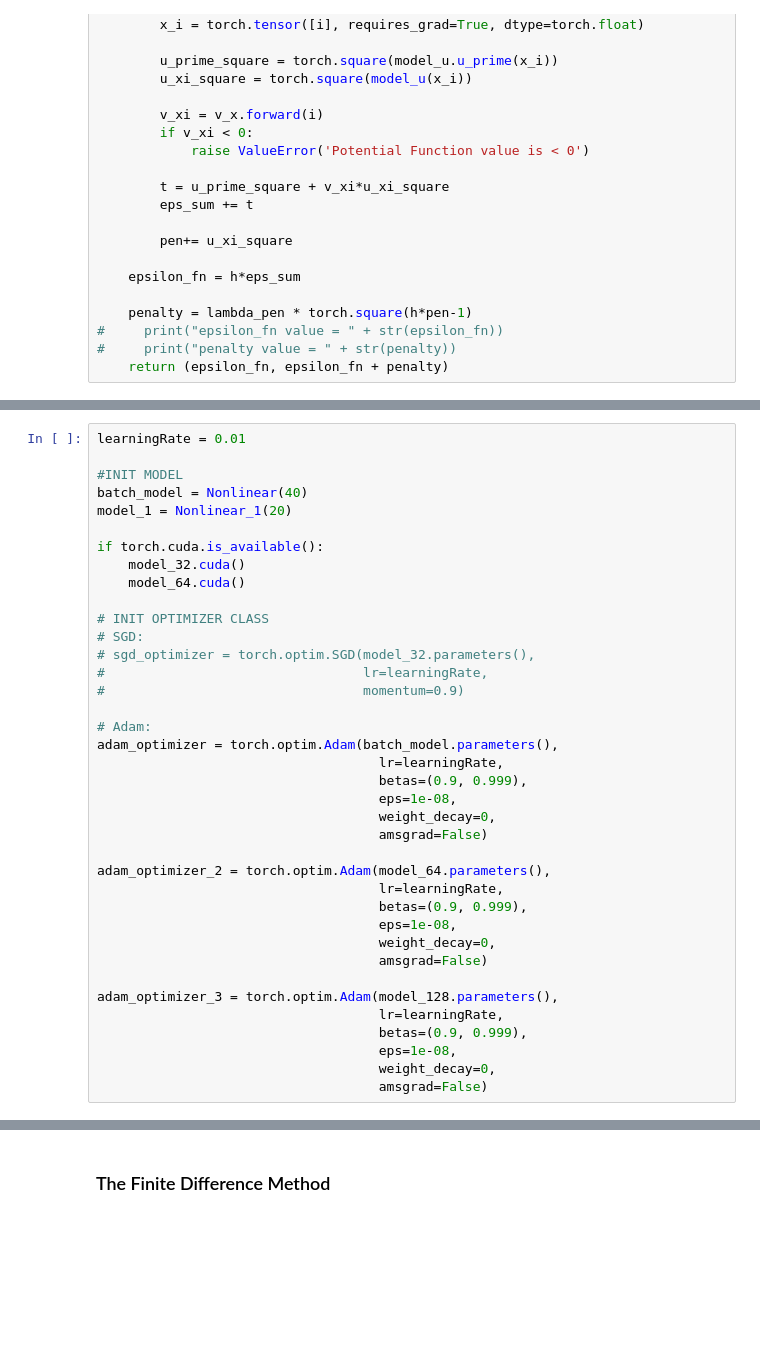
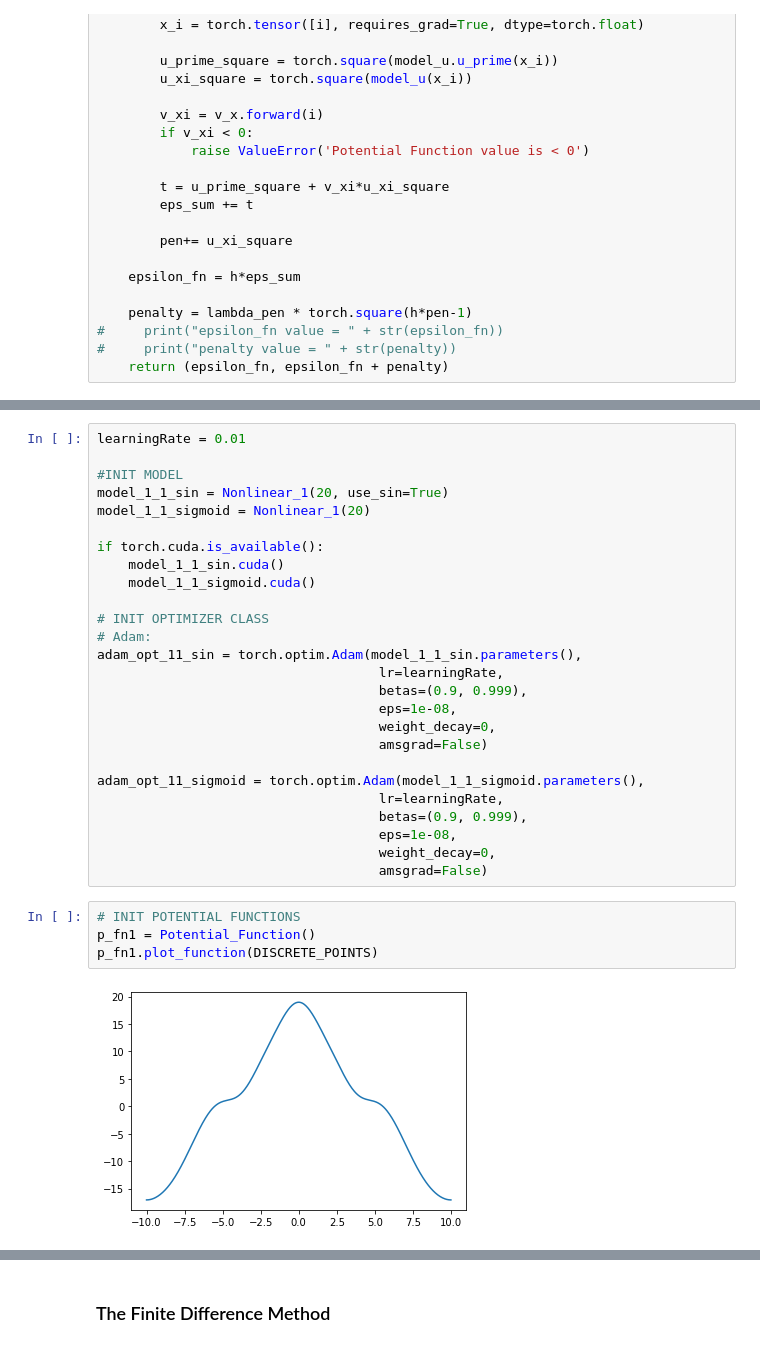
Before and after one commit to trungdoquoc/reu-math-2022, a Jupyter notebook: Data-running version.ipynb, the cells around one changed output, grey strips where cells are left out. Saved outputs shown, nothing was run; the diff lists cells and outputs as text; blank space fills up the shorter version.

```diff
--- a/Data-running version.ipynb
+++ b/Data-running version.ipynb
@@ -417,37 +417,31 @@ def batch_train_with_penalty(model,
 learningRate = 0.01
 
 #INIT MODEL
-batch_model = Nonlinear(40)
-model_1 = Nonlinear_1(20)
+model_1_1_sin = Nonlinear_1(20, use_sin=True)
+model_1_1_sigmoid = Nonlinear_1(20)
 
 if torch.cuda.is_available():
-    model_32.cuda()
-    model_64.cuda()
+    model_1_1_sin.cuda()
+    model_1_1_sigmoid.cuda()
 
 # INIT OPTIMIZER CLASS
-# SGD:
-# sgd_optimizer = torch.optim.SGD(model_32.parameters(),
-#                                 lr=learningRate,
-#                                 momentum=0.9)
-
 # Adam:
-adam_optimizer = torch.optim.Adam(batch_model.parameters(),
+adam_opt_11_sin = torch.optim.Adam(model_1_1_sin.parameters(),
                                     lr=learningRate,
                                     betas=(0.9, 0.999),
                                     eps=1e-08,
                                     weight_decay=0,
                                     amsgrad=False)
 
-adam_optimizer_2 = torch.optim.Adam(model_64.parameters(),
+adam_opt_11_sigmoid = torch.optim.Adam(model_1_1_sigmoid.parameters(),
                                     lr=learningRate,
                                     betas=(0.9, 0.999),
                                     eps=1e-08,
                                     weight_decay=0,
                                     amsgrad=False)
-
-adam_optimizer_3 = torch.optim.Adam(model_128.parameters(),
-                                    lr=learningRate,
-                                    betas=(0.9, 0.999),
-                                    eps=1e-08,
-                                    weight_decay=0,
-                                    amsgrad=False)
+# %%
+# INIT POTENTIAL FUNCTIONS
+p_fn1 = Potential_Function()
+p_fn1.plot_function(DISCRETE_POINTS)
+# %% [output]
+[figure, added]
```
Also changed, not shown: parts of 8 cells of this notebook.
